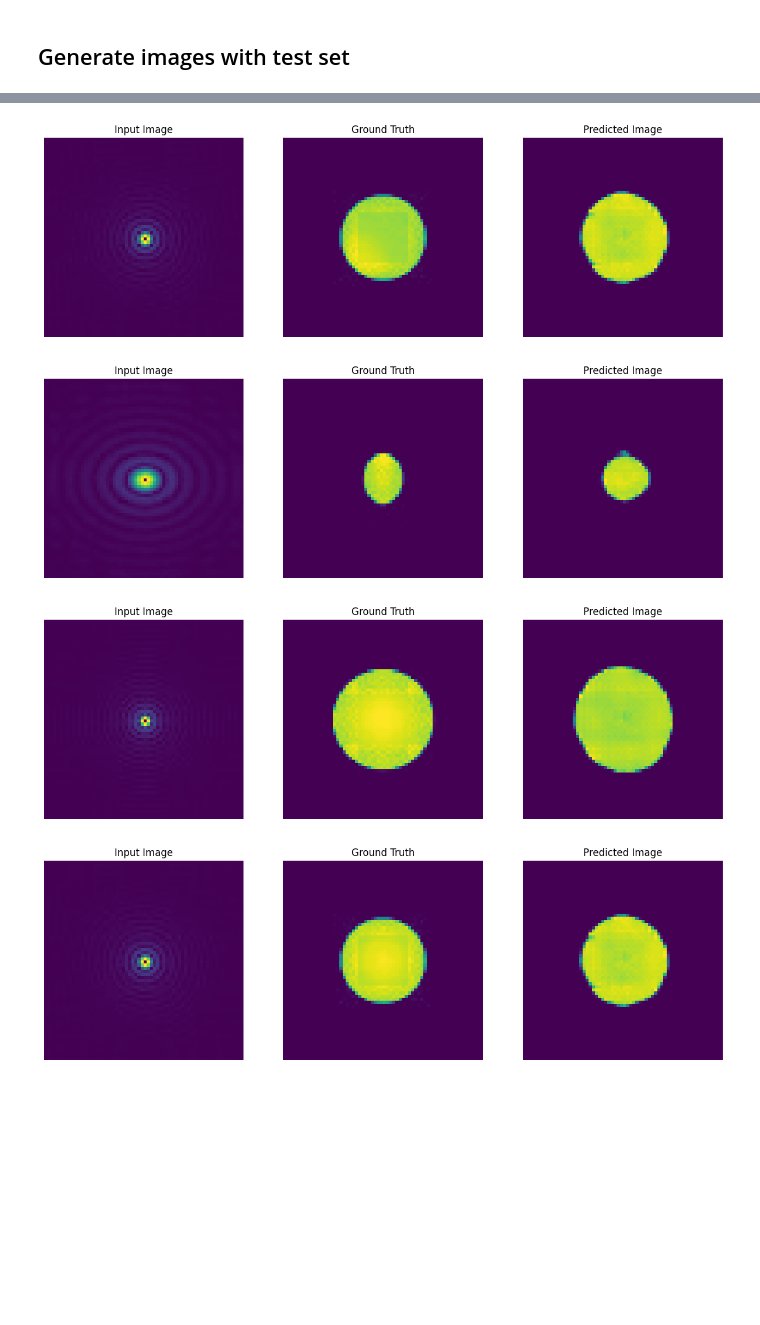
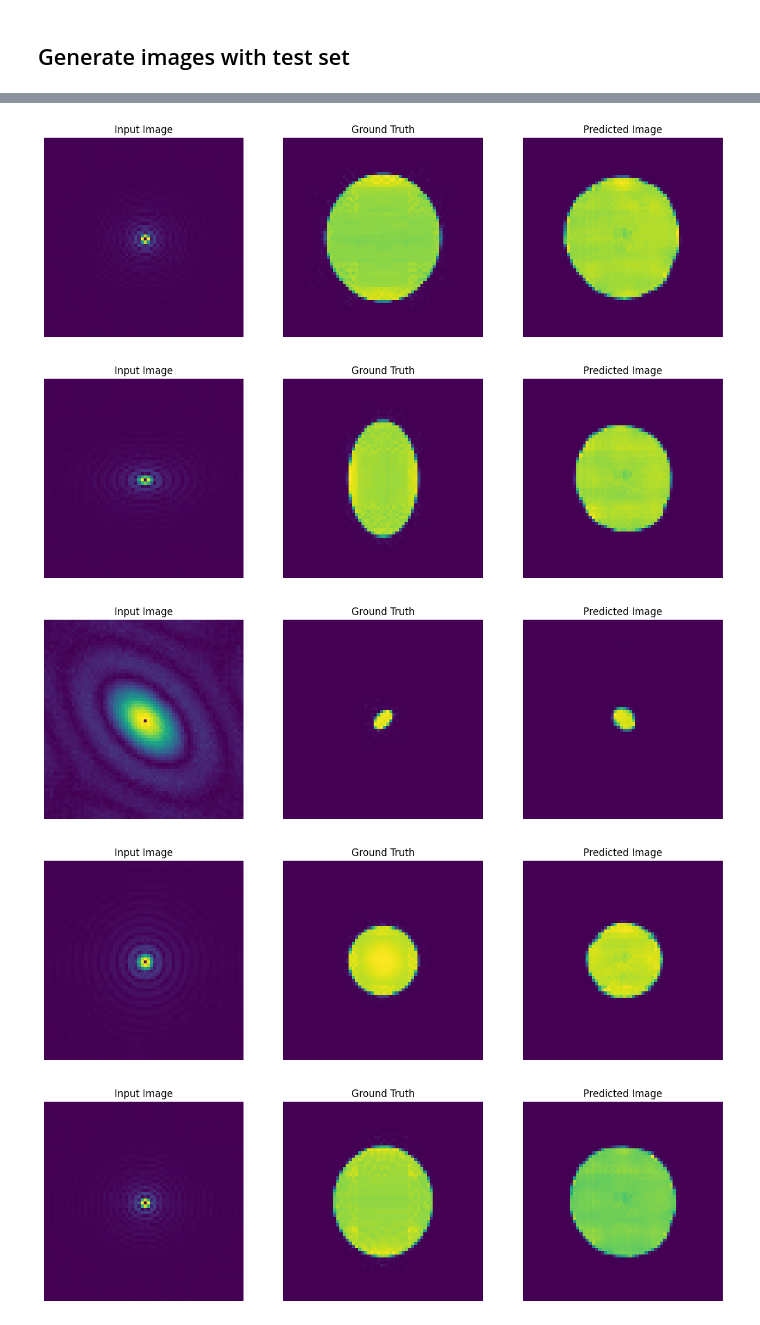
Before and after one commit to Yurivanderburg/II_GAN, a Jupyter notebook: ellipsoids/Ellipsoid_v0.3.ipynb, the cells around one changed output, grey strips where cells are left out. Drawn from its saved outputs; the diff is of its cells as text; code cells hidden in the pictures; blank space fills up the shorter version.

```diff
--- a/ellipsoids/Ellipsoid_v0.3.ipynb
+++ b/ellipsoids/Ellipsoid_v0.3.ipynb
@@ -549,6 +549,6 @@ models/models/ellipsoids_run3_a0.005_b0.005_discrep3_it45k_base/ckpt-9
 ## Generate images with test set
 # %%
 # Run the trained model on a few examples from the test set
-for inp, tar in test_dataset.take(10):
+for inp, tar in test_dataset.take(50):
   generate_images(generator, inp, tar)
 # %% [output]
@@ -561,4 +561,5 @@ for inp, tar in test_dataset.take(10):
-[figure, old version]
+[figure, new version]
-[figure, old version]
+[figure, new version]
-[figure, old version]
+[figure, new version]
-[figure, old version]
+[figure, new version]
+[figure, added]
```
Also changed, not shown: parts of 8 cells of this notebook, 4 other files.
